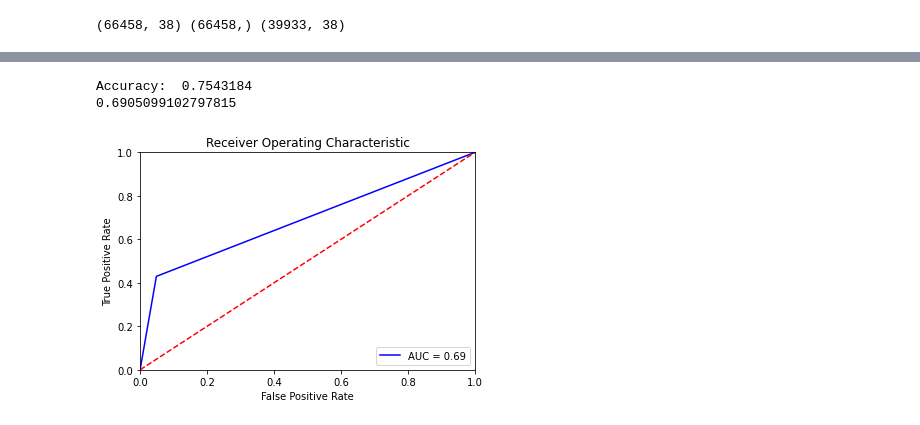
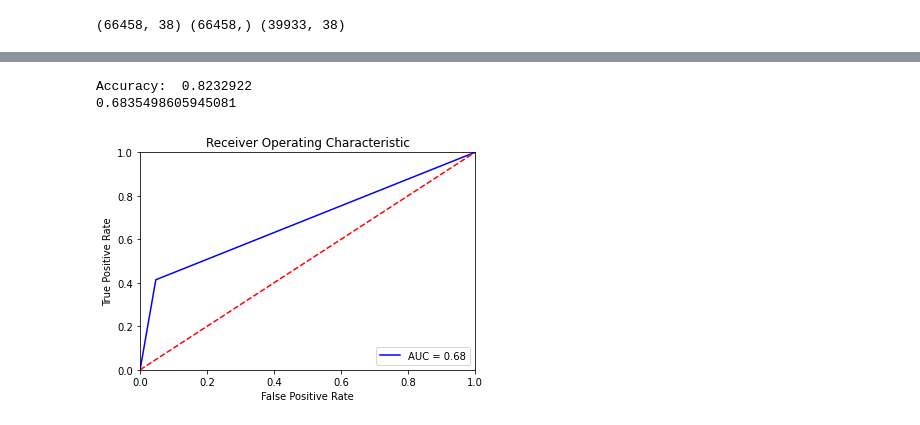
Before and after one commit to AbhayMudgal/PD_prediction, a Jupyter notebook: Default_Prediction.ipynb, the cells around one changed output, grey strips where cells are left out. Drawn from its saved outputs; the diff is of its cells as text; code cells hidden in the pictures.

```diff
--- a/Default_Prediction.ipynb
+++ b/Default_Prediction.ipynb
@@ -692,6 +693,7 @@ print(x_train.shape, y_train.shape, X_sub.shape)
 # %% [output]
 (66458, 38) (66458,) (39933, 38)
 # %%
+
 def auc_roc_plot(y_test, y_preds):
     fpr, tpr, thresholds = roc_curve(y_test,y_preds)
     roc_auc = auc(fpr, tpr)
@@ -706,9 +708,10 @@ def auc_roc_plot(y_test, y_preds):
     plt.xlabel('False Positive Rate')
     plt.show()
 
+
 def accuracy(y_test, y_pred):
   m = K.metrics.BinaryAccuracy()
-  m.update_state(y_test, y_preds_lr)
+  m.update_state(y_test, y_pred)
   return m.result().numpy()
 # %%
 #logistic regression
@@ -751,12 +754,12 @@ accuracy for k = 197 is  0.8249774300331026
 # %%
-knn = KNeighborsClassifier(n_neighbors = 52).fit(x_train, y_train)
+knn = KNeighborsClassifier(n_neighbors = 152).fit(x_train, y_train)
 y_pred_knn = knn.predict(x_test)
 print("Accuracy: ", accuracy(y_test, y_pred_knn))
 auc_roc_plot(y_test, y_pred_knn)
 # %% [output]
-Accuracy:  0.7543184
-0.6905099102797815
+Accuracy:  0.8232922
+0.6835498605945081
-[figure, old version]
+[figure, new version]
 # %%
 # Decision Tree Classifier
 
```
Also changed, not shown: parts of 11 cells of this notebook.
